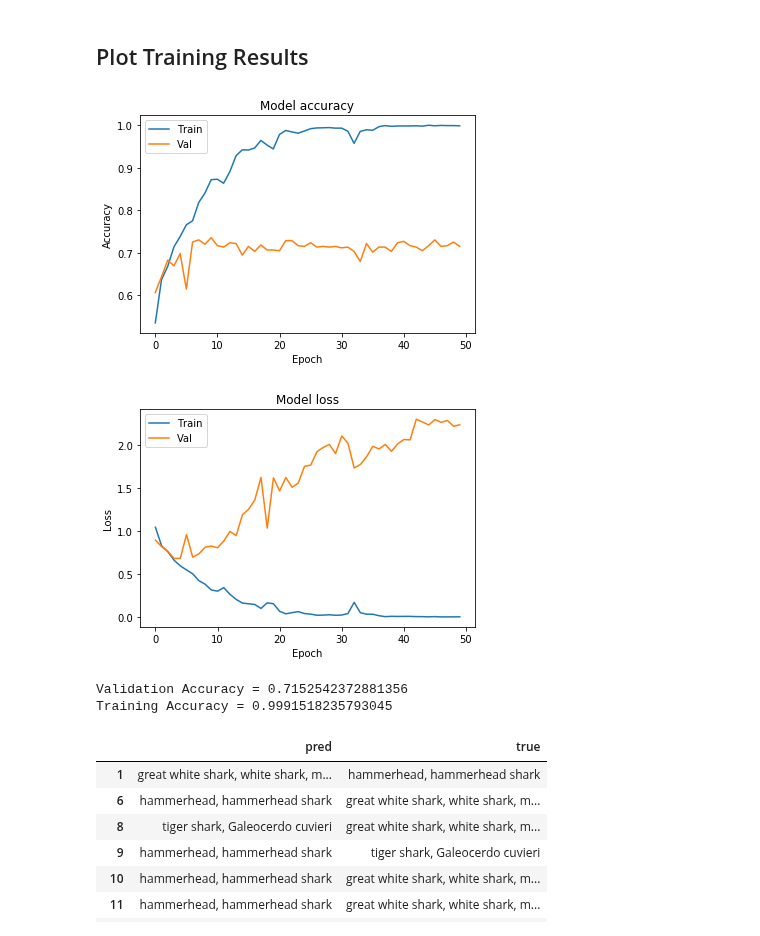
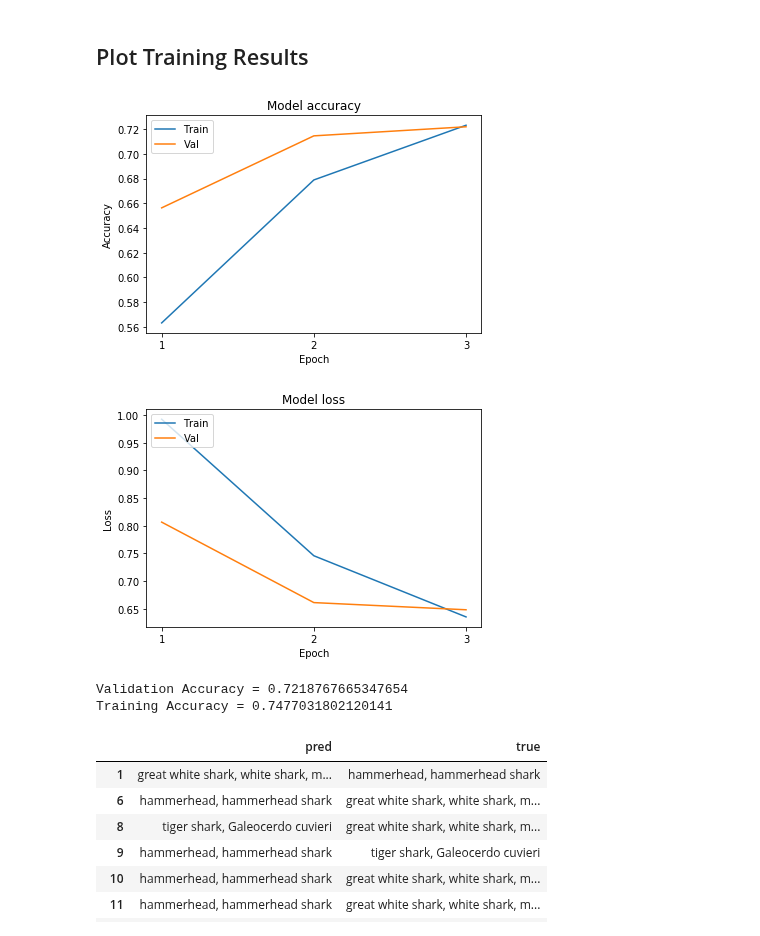
Before and after one commit to alswilli/Object-Classificaton-and-Localization-on-ImageNet, a Jupyter notebook: What in the heck.ipynb, the cells around one changed output. Cells and saved outputs as stored; diff of their text form; code cells hidden in the pictures.

Commit message:
fixed train-test split and graphing

```diff
--- a/What in the heck.ipynb
+++ b/What in the heck.ipynb
@@ -142,0 +236,12 @@ x_train, x_val, y_train, y_val = train_test_split(x_train_aug, y_train_aug, test
+# %%
+if includeAugmented:
+    if onlyAugmented:
+        x_train = np.array()
+        y_train = np.array()
+
+    x_train = np.concatenate([x_train, x_train_aug])
+    y_train = np.concatenate([y_train, y_train_aug])
+
+label_encoder = LabelBinarizer()
+y_train = label_encoder.fit_transform(y_train)
+# y_train_aug = label_encoder.fit_transform(y_train_aug)
@@ -157,24 +264,26 @@ plt.imshow(x)
 
 #Generate unique model name so as not to overwrite previously saved model on disk.
 count = 1
-name = ""
+outputName = ""
+epochs = 3
+
 while True:
-    s = modelName + str(count) + ".h5"
-    if not s in os.listdir(outputPath):
-        name = s
+    s = baseModelName.format(epochs, count)
+    if not s in os.listdir(outputModelPath):
+        outputName = s
         break
     else:
         count+=1
-print(name)
+
 
 if loadModel:
     model = load_model(loadModelPath)
 else:
     model = simpleConv.build_model(img_width, img_height, 3)
     model.compile(loss='categorical_crossentropy', optimizer='adam', metrics=['accuracy'])
-
-results = model.fit(x_train, y_train, validation_data = (x_val, y_val), epochs=50, verbose=1)
+if trainModel:
+    results = model.fit(x_train, y_train, validation_data = (x_val, y_val), epochs=epochs, verbose=1)
 
 if saveModel:
-    model.save(os.path.join(outputPath, name))
+    model.save(os.path.join(outputModelPath, outputName + ".h5"))
 # %% [output]
@@ -201,55 +300,62 @@ Epoch 50/50
 ## Plot Training Results
 # %%
 # Plot training & validation accuracy values
-plt.plot(results.history['acc'])
-plt.plot(results.history['val_acc'])
+from matplotlib.ticker import FormatStrFormatter
+
+x = np.arange(epochs)+1
+plt.plot(x, results.history['acc'])
+plt.plot(x, results.history['val_acc'])
+plt.xticks(x)
 plt.title('Model accuracy')
 plt.ylabel('Accuracy')
 # plt.ylim(0.5, 1.0)
 plt.xlabel('Epoch')
 plt.legend(['Train', 'Val'], loc='upper left')
+plt.savefig(os.path.join('output', 'figs', outputName+'-accuracy.png'))
 plt.show()
 
 # Plot training & validation loss values
-plt.plot(results.history['loss'])
-plt.plot(results.history['val_loss'])
+plt.plot(x, results.history['loss'])
+plt.plot(x, results.history['val_loss'])
+plt.xticks(x)
 plt.title('Model loss')
 plt.ylabel('Loss')
 # plt.ylim(0, 0.7)
 plt.xlabel('Epoch')
 plt.legend(['Train', 'Val'], loc='upper left')
+plt.savefig(os.path.join('output', 'figs', outputName+'-loss.png'))
 plt.show()
 # %% [output]
-[figure, old version]
+[figure, new version]
-[figure, old version]
+[figure, new version]
 # %%
-predictedModel = model.predict(x_val)
-predictedModel2 = model.predict(x_train)
+predictedModelVal = model.predict(x_val)
+predictedModelTrain = model.predict(x_train)
 
 
 
-predLabel1 = [wnids_to_words['n0' + str(int(x))] for x in label_encoder.inverse_transform(predictedModel)]
+predLabelVal = [wnids_to_words['n0' + str(int(x))] for x in label_encoder.inverse_transform(predictedVal)]
 
-trueLabel1 = [wnids_to_words['n0' + str(int(x))] for x in label_encoder.inverse_transform(y_val)]
+trueLabelVal = [wnids_to_words['n0' + str(int(x))] for x in label_encoder.inverse_transform(y_val)]
 
-predLabel2 = [wnids_to_words['n0' + str(int(x))] for x in label_encoder.inverse_transform(predictedModel2)]
+predLabelTrain = [wnids_to_words['n0' + str(int(x))] for x in label_encoder.inverse_transform(predictedModelTrain)]
 
-trueLabel2 = [wnids_to_words['n0' + str(int(x))] for x in label_encoder.inverse_transform(y_train)]
+trueLabelTrain = [wnids_to_words['n0' + str(int(x))] for x in label_encoder.inverse_transform(y_train)]
 
 
 
 import pandas as pd
 from sklearn.metrics import accuracy_score
 
-dataframe = pd.DataFrame({'pred': predLabel1, 'true': trueLabel1})
+dataframeVal = pd.DataFrame({'pred': predLabel1, 'true': trueLabel1})
 
-dataframe2 = pd.DataFrame({'pred': predLabel2, 'true': trueLabel2})
+dataframeTrain = pd.DataFrame({'pred': predLabel2, 'true': trueLabel2})
 
-print("Validation Accuracy = {0}".format(accuracy_score(dataframe.pred, dataframe.true)))
-print("Training Accuracy = {0}".format(accuracy_score(dataframe2.pred, dataframe2.true)))
+print("Validation Accuracy = {0}".format(accuracy_score(dataframeVal.pred, dataframeVal.true)))
+print("Training Accuracy = {0}".format(accuracy_score(dataframeTrain.pred, dataframeTrain.true)))
 # %% [output]
-Validation Accuracy = 0.7152542372881356
-Training Accuracy = 0.9991518235793045
+Validation Accuracy = 0.7218767665347654
+Training Accuracy = 0.7477031802120141
 # %%
 dataframe[dataframe.pred != dataframe.true]
 # %% [output]
```
Also changed, not shown: parts of 8 cells of this notebook.
